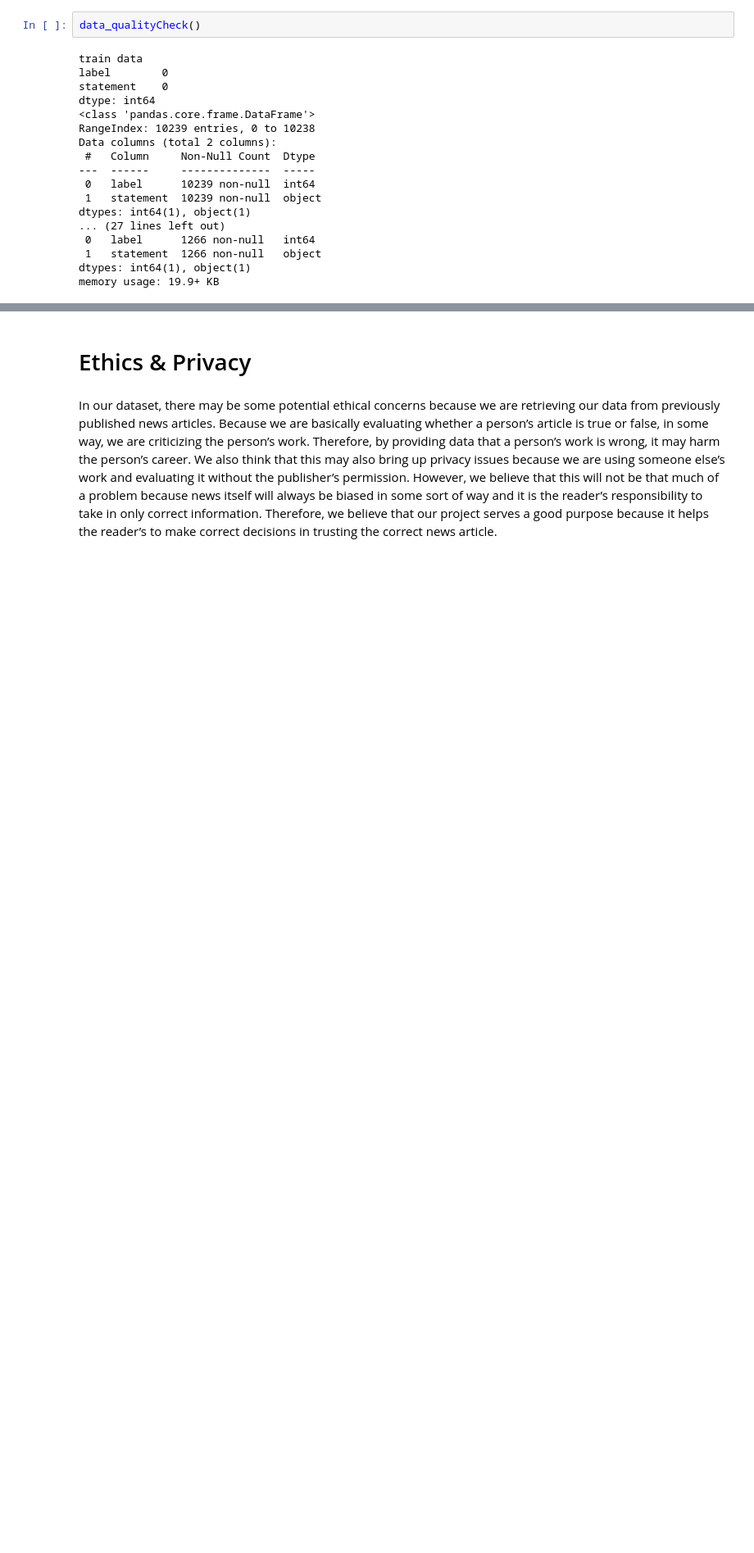
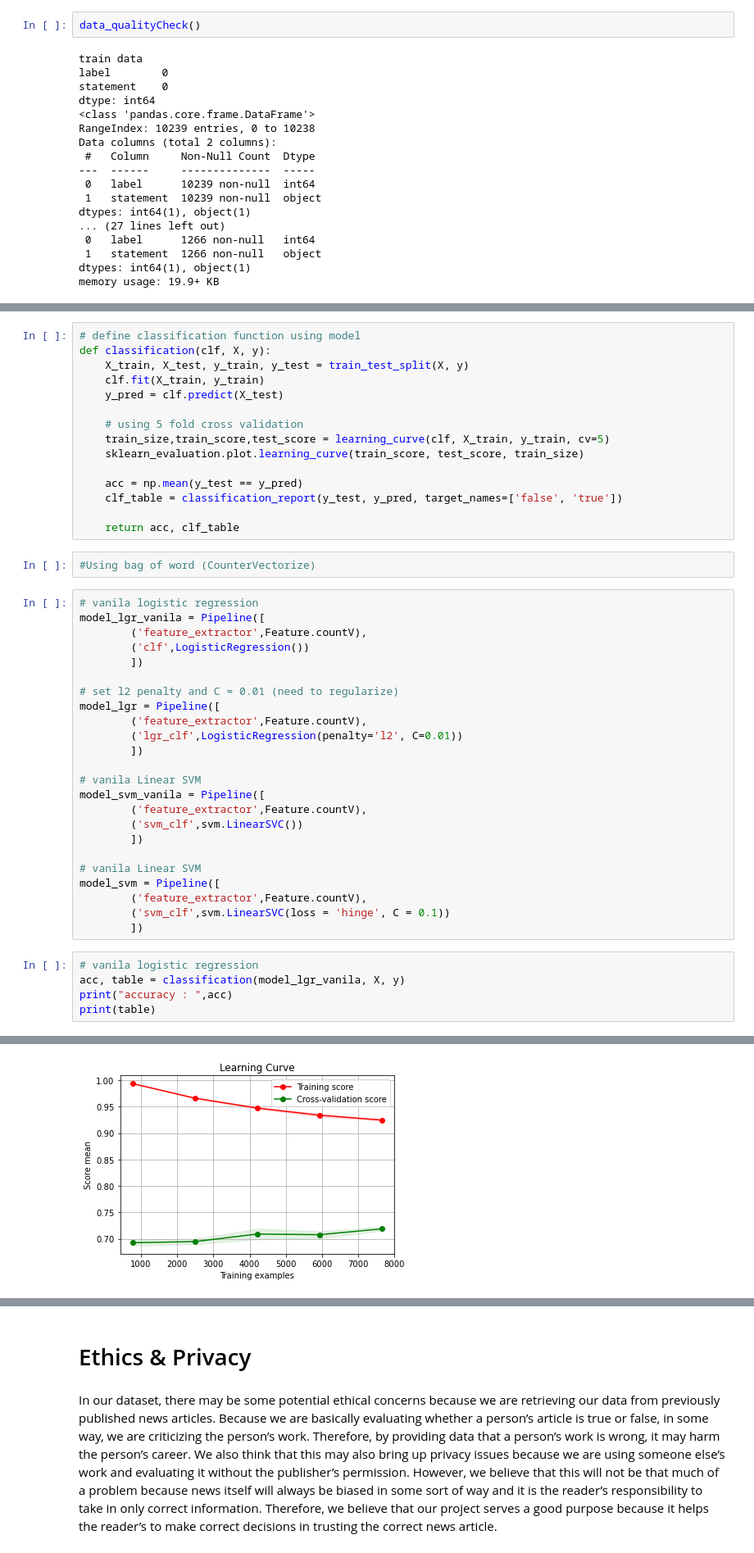
Before and after one commit to COGS118A/Group011-Wi23, a Jupyter notebook: CheckpointGroup011-Wi23.ipynb, the cells around one changed output, grey strips where cells are left out. Shown at 82% size. Cells and saved outputs as stored; diff of their text form; blank space fills up the shorter version.

```diff
--- a/CheckpointGroup011-Wi23.ipynb
+++ b/CheckpointGroup011-Wi23.ipynb
@@ -301,0 +366,47 @@ memory usage: 19.9+ KB
+# %%
+# define classification function using model
+def classification(clf, X, y):
+    X_train, X_test, y_train, y_test = train_test_split(X, y)
+    clf.fit(X_train, y_train)
+    y_pred = clf.predict(X_test)
+
+    # using 5 fold cross validation
+    train_size,train_score,test_score = learning_curve(clf, X_train, y_train, cv=5)
+    sklearn_evaluation.plot.learning_curve(train_score, test_score, train_size)
+
+    acc = np.mean(y_test == y_pred)
+    clf_table = classification_report(y_test, y_pred, target_names=['false', 'true'])
+
+    return acc, clf_table
+# %%
+#Using bag of word (CounterVectorize)
+# %%
+# vanila logistic regression
+model_lgr_vanila = Pipeline([
+        ('feature_extractor',Feature.countV),
+        ('clf',LogisticRegression())
+        ])
+
+# set l2 penalty and C = 0.01 (need to regularize)
+model_lgr = Pipeline([
+        ('feature_extractor',Feature.countV),
+        ('lgr_clf',LogisticRegression(penalty='l2', C=0.01))
+        ])
+
+# vanila Linear SVM
+model_svm_vanila = Pipeline([
+        ('feature_extractor',Feature.countV),
+        ('svm_clf',svm.LinearSVC())
+        ])
+
+# vanila Linear SVM
+model_svm = Pipeline([
+        ('feature_extractor',Feature.countV),
+        ('svm_clf',svm.LinearSVC(loss = 'hinge', C = 0.1))
+        ])
+# %%
+# vanila logistic regression
+acc, table = classification(model_lgr_vanila, X, y)
+print("accuracy : ",acc)
+print(table)
+# %% [output]
@@ -301,0 +439 @@ memory usage: 19.9+ KB
+[figure, added]
```
Also changed, not shown: parts of 9 cells of this notebook.
